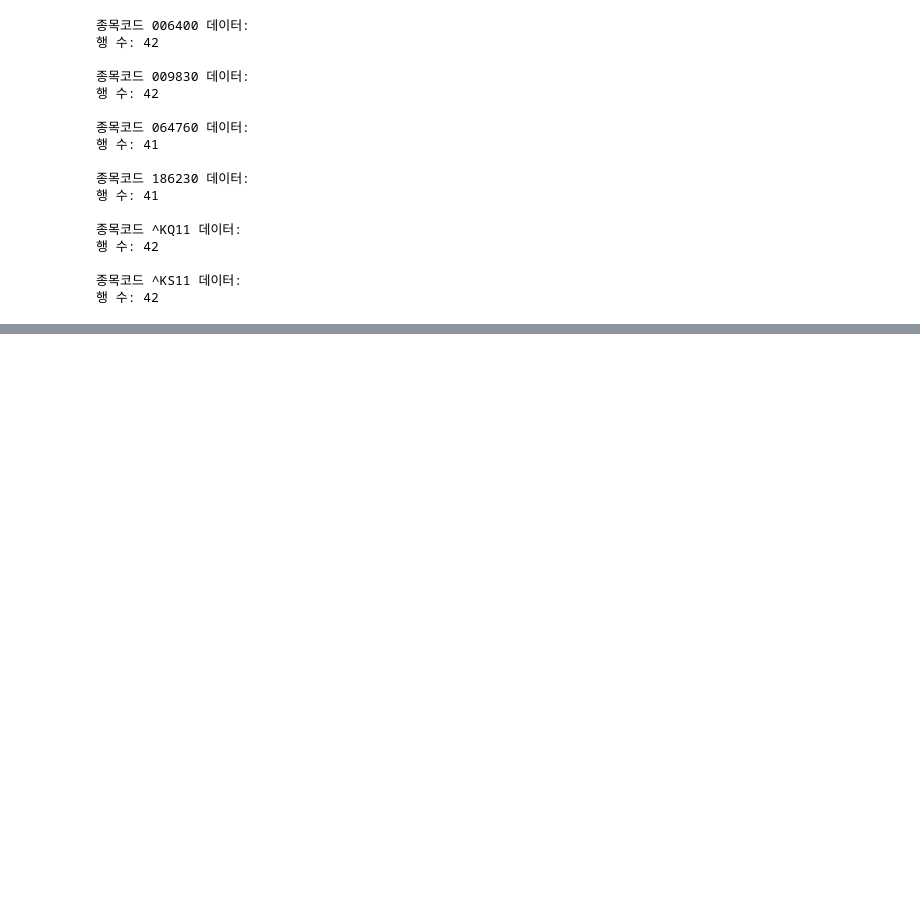
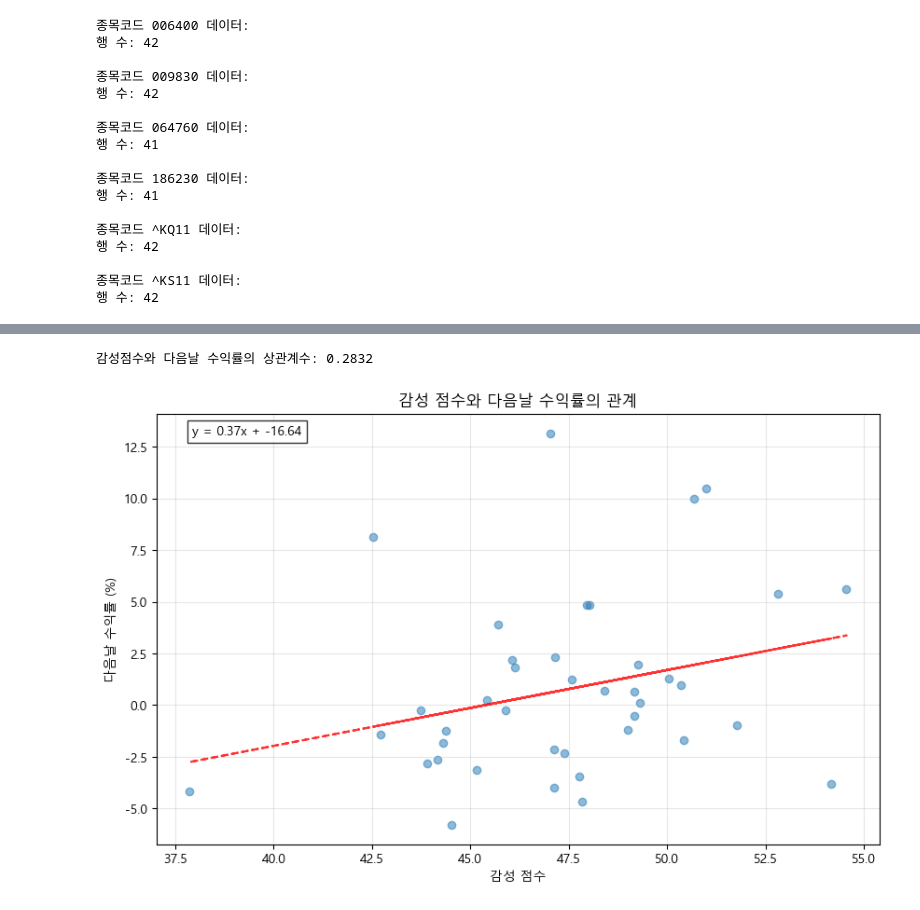
Before and after one commit to wizarddk95/data-collection-analysis, a Jupyter notebook: notebooks/eda.ipynb, the cells around one changed output, grey strips where cells are left out. Cells and saved outputs as stored; diff of their text form; code cells hidden in the pictures; blank space fills up the shorter version.

```diff
--- a/notebooks/eda.ipynb
+++ b/notebooks/eda.ipynb
@@ -87,0 +200,18 @@ df009830.head()
+# %%
+# 일자별 감성점수와 조회수 집계
+sentiment_views = df009830.groupby('일자').agg({
+    'sentiment_score': 'mean',
+    '조회수': 'sum'
+}).reset_index()
+
+# 감성점수를 0~100 점수로 변환 (기존: -1.0 ~ 1.0)
+sentiment_views['sentiment_score'] = (sentiment_views['sentiment_score'] + 1) * 50
+
+# 일자 형식 통일 (YYYY-MM-DD로 변환)
+sentiment_views['일자'] = pd.to_datetime(sentiment_views['일자'].str.replace('.', '-'))
+# price009830['일자'] = pd.to_datetime(price009830['일자'].str.replace('.', '-'))
+
+# price009830과 left join
+merged_df = sentiment_views.merge(price009830, on='일자', how='left')
+
+merged_df[:10]
@@ -87,0 +267,31 @@ df009830.head()
+# %%
+# 다음 영업일의 수익률을 현재 행에 추가
+business_days['next_day_return'] = business_days['수익률'].shift(-1)
+
+# 감성점수와 다음날 수익률 간의 상관계수 계산
+correlation = business_days['sentiment_score'].corr(business_days['next_day_return'])
+
+print(f"감성점수와 다음날 수익률의 상관계수: {correlation:.4f}")
+
+# 산점도 그리기
+plt.figure(figsize=(10, 6))
+plt.scatter(business_days['sentiment_score'], business_days['next_day_return'], alpha=0.5)
+plt.xlabel('감성 점수')
+plt.ylabel('다음날 수익률 (%)')
+plt.title('감성 점수와 다음날 수익률의 관계')
+
+# 추세선 추가
+z = np.polyfit(business_days['sentiment_score'], business_days['next_day_return'].fillna(0), 1)
+p = np.poly1d(z)
+plt.plot(business_days['sentiment_score'], p(business_days['sentiment_score']), "r--", alpha=0.8)
+
+# 회귀식 텍스트 추가
+equation = f'y = {z[0]:.2f}x + {z[1]:.2f}'
+plt.text(0.05, 0.95, equation, transform=plt.gca().transAxes,
+         bbox=dict(facecolor='white', alpha=0.8))
+
+plt.grid(True, alpha=0.3)
+plt.show()
+# %% [output]
+감성점수와 다음날 수익률의 상관계수: 0.2832
+[figure, added]
```
Also changed, not shown: parts of 10 cells of this notebook.
